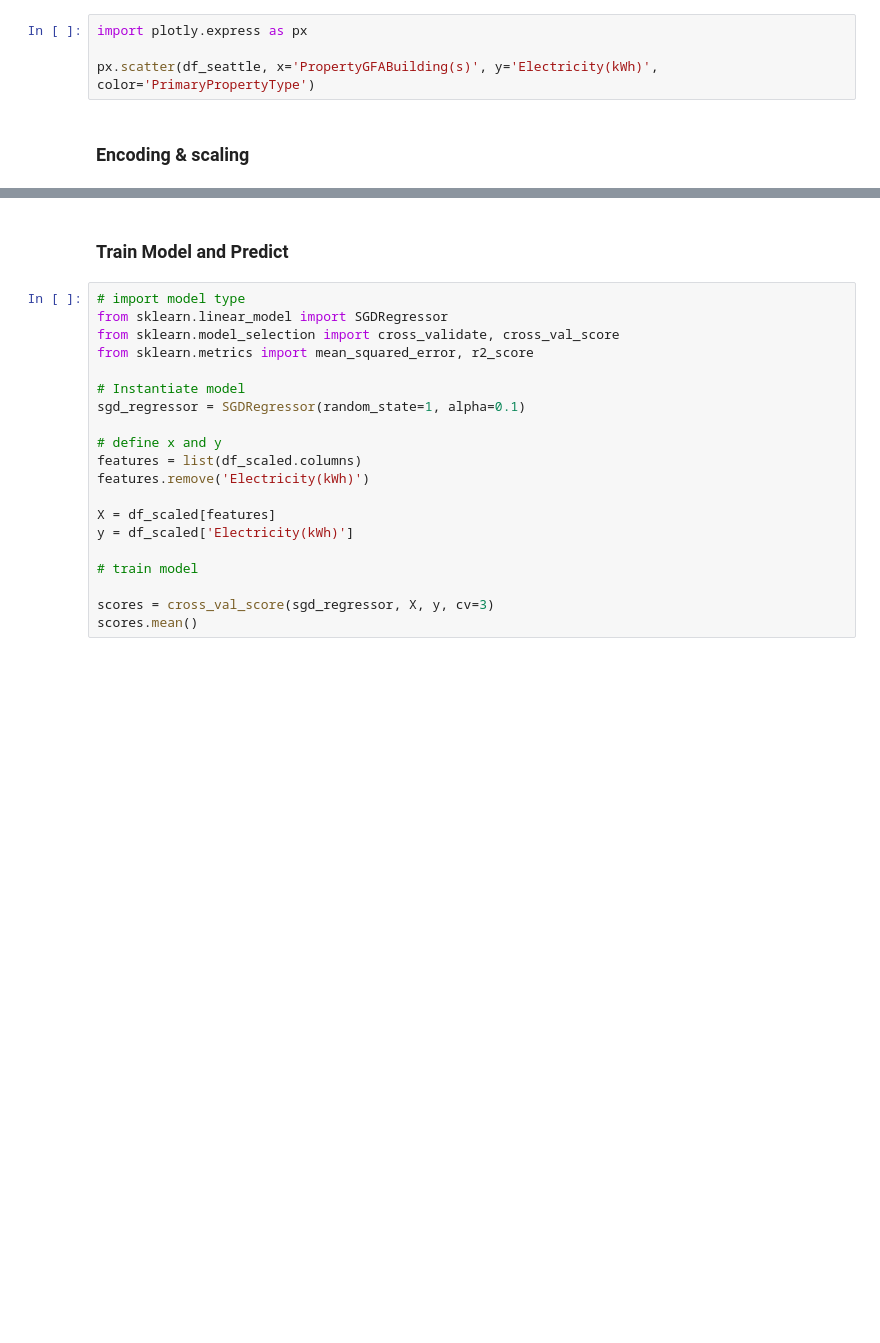
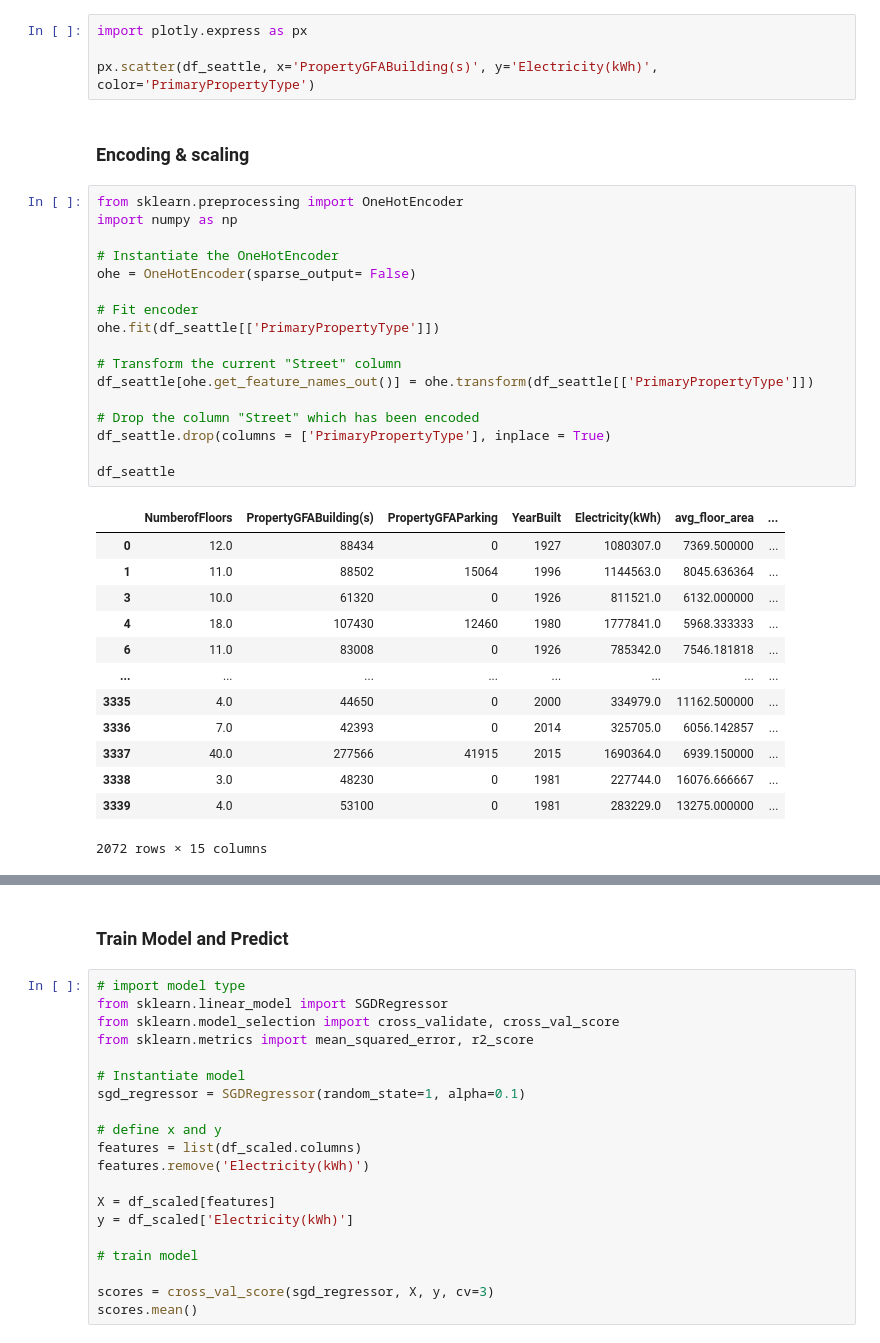
Before and after one commit to hramzan01/project_zero, a Jupyter notebook: nb_utilities_condensed.ipynb, the cells around one changed output, grey strips where cells are left out. Cells and saved outputs as stored; diff of their text form; blank space fills up the shorter version.

```diff
--- a/nb_utilities_condensed.ipynb
+++ b/nb_utilities_condensed.ipynb
@@ -83,6 +125,37 @@ import plotly.express as px
 px.scatter(df_seattle, x='PropertyGFABuilding(s)', y='Electricity(kWh)', color='PrimaryPropertyType')
 # %% [markdown]
 ### Encoding & scaling
+# %%
+from sklearn.preprocessing import OneHotEncoder
+import numpy as np
+
+# Instantiate the OneHotEncoder
+ohe = OneHotEncoder(sparse_output= False)
+
+# Fit encoder
+ohe.fit(df_seattle[['PrimaryPropertyType']])
+
+# Transform the current "Street" column
+df_seattle[ohe.get_feature_names_out()] = ohe.transform(df_seattle[['PrimaryPropertyType']])
+
+# Drop the column "Street" which has been encoded
+df_seattle.drop(columns = ['PrimaryPropertyType'], inplace = True)
+
+df_seattle
+# %% [output]
+|  | NumberofFloors | PropertyGFABuilding(s) | PropertyGFAParking | YearBuilt | Electricity(kWh) | avg_floor_area | ... |
+| 0 | 12.0 | 88434 | 0 | 1927 | 1080307.0 | 7369.500000 | ... |
+| 1 | 11.0 | 88502 | 15064 | 1996 | 1144563.0 | 8045.636364 | ... |
+| 3 | 10.0 | 61320 | 0 | 1926 | 811521.0 | 6132.000000 | ... |
+| 4 | 18.0 | 107430 | 12460 | 1980 | 1777841.0 | 5968.333333 | ... |
+| 6 | 11.0 | 83008 | 0 | 1926 | 785342.0 | 7546.181818 | ... |
+| ... | ... | ... | ... | ... | ... | ... | ... |
+| 3335 | 4.0 | 44650 | 0 | 2000 | 334979.0 | 11162.500000 | ... |
+| 3336 | 7.0 | 42393 | 0 | 2014 | 325705.0 | 6056.142857 | ... |
+| 3337 | 40.0 | 277566 | 41915 | 2015 | 1690364.0 | 6939.150000 | ... |
+| 3338 | 3.0 | 48230 | 0 | 1981 | 227744.0 | 16076.666667 | ... |
+| 3339 | 4.0 | 53100 | 0 | 1981 | 283229.0 | 13275.000000 | ... |
+2072 rows × 15 columns
 # %%
 from sklearn.preprocessing import OrdinalEncoder
 
```
Also changed, not shown: parts of 11 cells of this notebook.
